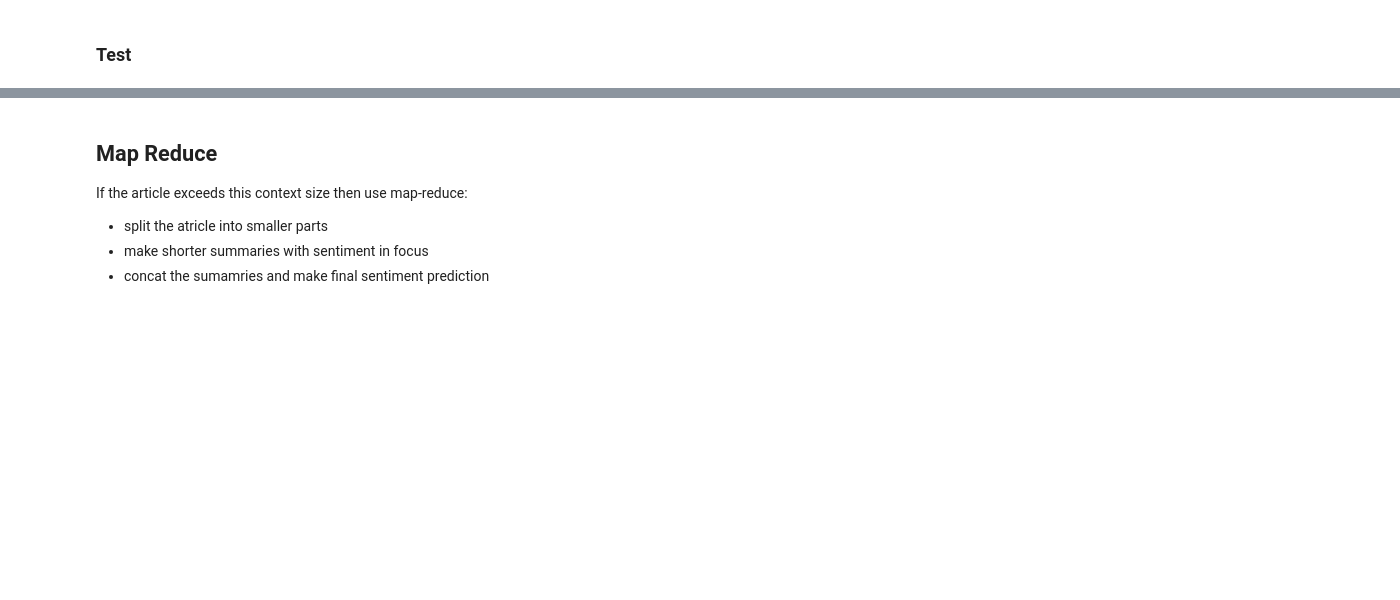
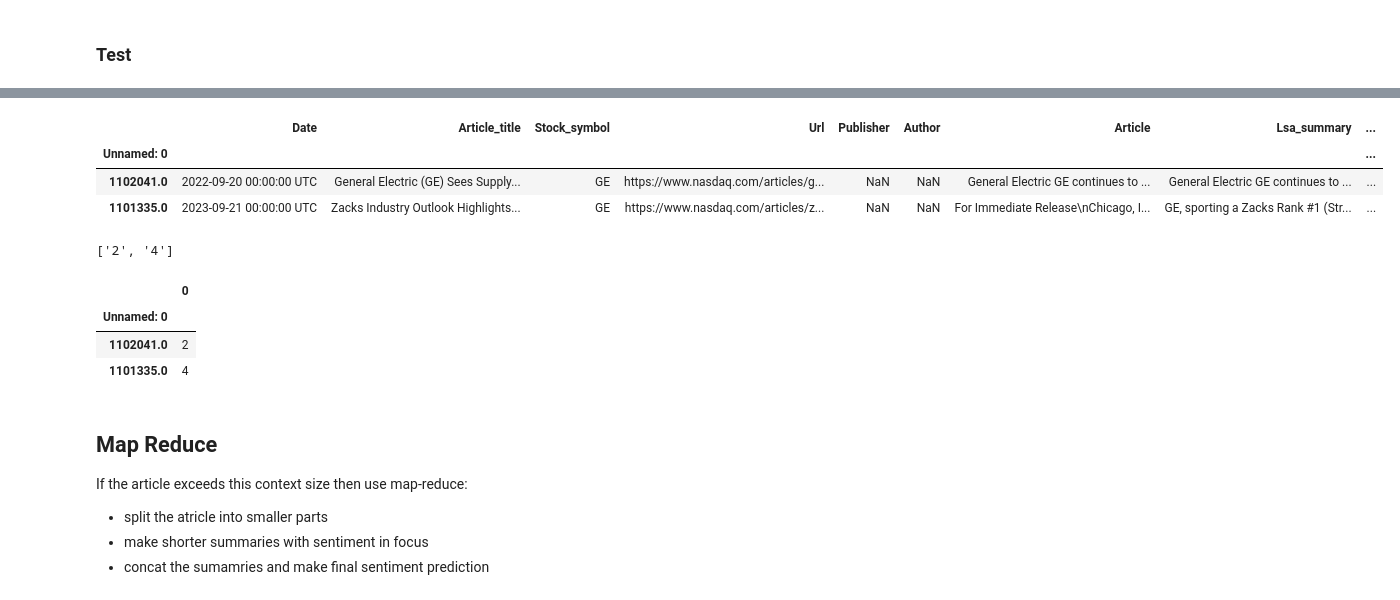
Before and after one commit to gregiberri/llm_financial_sentiment_analysis, a Jupyter notebook: notebooks/4_sentiment_prediction-llama3.ipynb, the cells around one changed output, grey strips where cells are left out. Saved outputs shown, nothing was run; the diff lists cells and outputs as text; code cells hidden in the pictures; blank space fills up the shorter version.

Commit message:
Stuffed data with llm3

```diff
--- a/notebooks/4_sentiment_prediction-llama3.ipynb
+++ b/notebooks/4_sentiment_prediction-llama3.ipynb
@@ -116,3 +130,28 @@ stuff_sentiment(ext_df.iloc[i].Article, ticker_to_stock[ext_df.iloc[i].Stock_sym
+# %%
+sample = ext_df.sample(n=2)
+sample
+# %% [output]
+|  | Date | Article_title | Stock_symbol | Url | Publisher | Author | Article | Lsa_summary | ... |
+| Unnamed: 0 |  |  |  |  |  |  |  |  | ... |
+| 1102041.0 | 2022-09-20 00:00:00 UTC | General Electric (GE) Sees Supply... | GE | https://www.nasdaq.com/articles/g... | NaN | NaN | General Electric GE continues to ... | General Electric GE continues to ... | ... |
+| 1101335.0 | 2023-09-21 00:00:00 UTC | Zacks Industry Outlook Highlights... | GE | https://www.nasdaq.com/articles/z... | NaN | NaN | For Immediate Release\nChicago, I... | GE, sporting a Zacks Rank #1 (Str... | ... |
+# %%
+results = []
+for i in sample.index:
+    response = stuff_sentiment(ext_df.loc[i].Article, ticker_to_stock[ext_df.loc[i].Stock_symbol])
+    results.append(response)
+
+results
+# %% [output]
+['2', '4']
+# %%
+result_df = pd.DataFrame(results, index=sample.index)
+result_df
+# %% [output]
+|  | 0 |
+| Unnamed: 0 |  |
+| 1102041.0 | 2 |
+| 1101335.0 | 4 |
 # %% [markdown]
 ## Map Reduce
 If the article exceeds this context size then use map-reduce:
```
Also changed, not shown: parts of 8 cells of this notebook, 2 other files.
